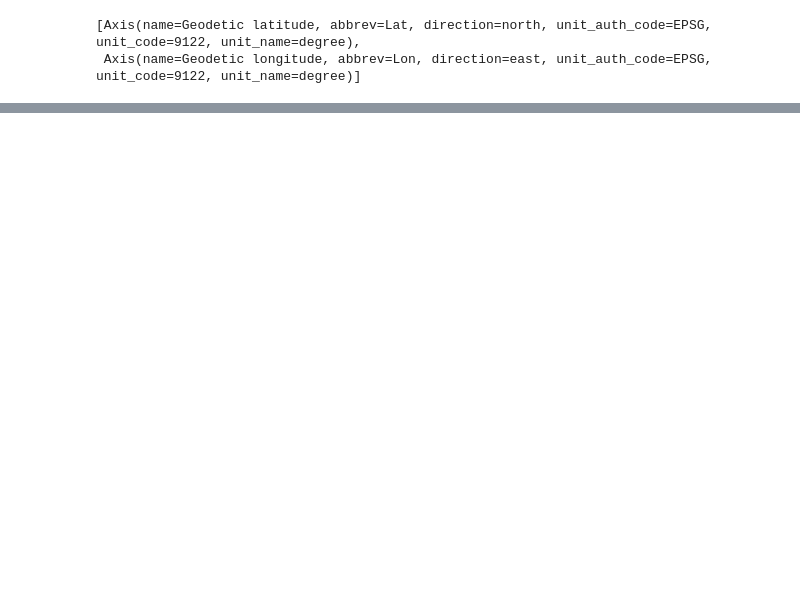
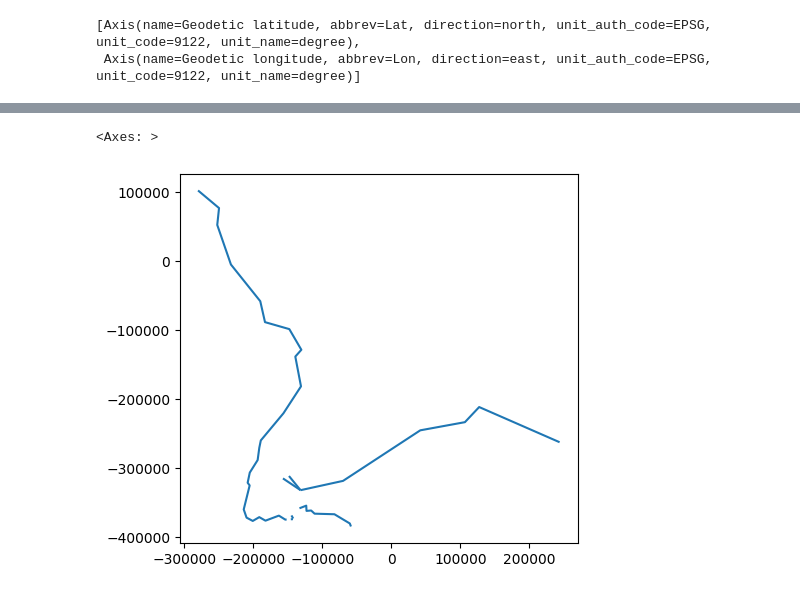
Before and after one commit to Clases-y-Evaluaciones-DelaCruz-Diana/aaa, a Jupyter notebook: index-Copy1.ipynb, the cells around one changed output, grey strips where cells are left out. Cells and saved outputs as stored; diff of their text form; code cells hidden in the pictures; blank space fills up the shorter version.

```diff
--- a/index-Copy1.ipynb
+++ b/index-Copy1.ipynb
@@ -277,0 +210,5 @@ FileNotFoundError: [Errno 2] No such file or directory: 'figures\\mapEnd.jpg'
+# %%
+rivers_4839.plot()
+# %% [output]
+<Axes: >
+[figure, added]
```
Also changed, not shown: parts of 24 cells of this notebook, 1 other file.
